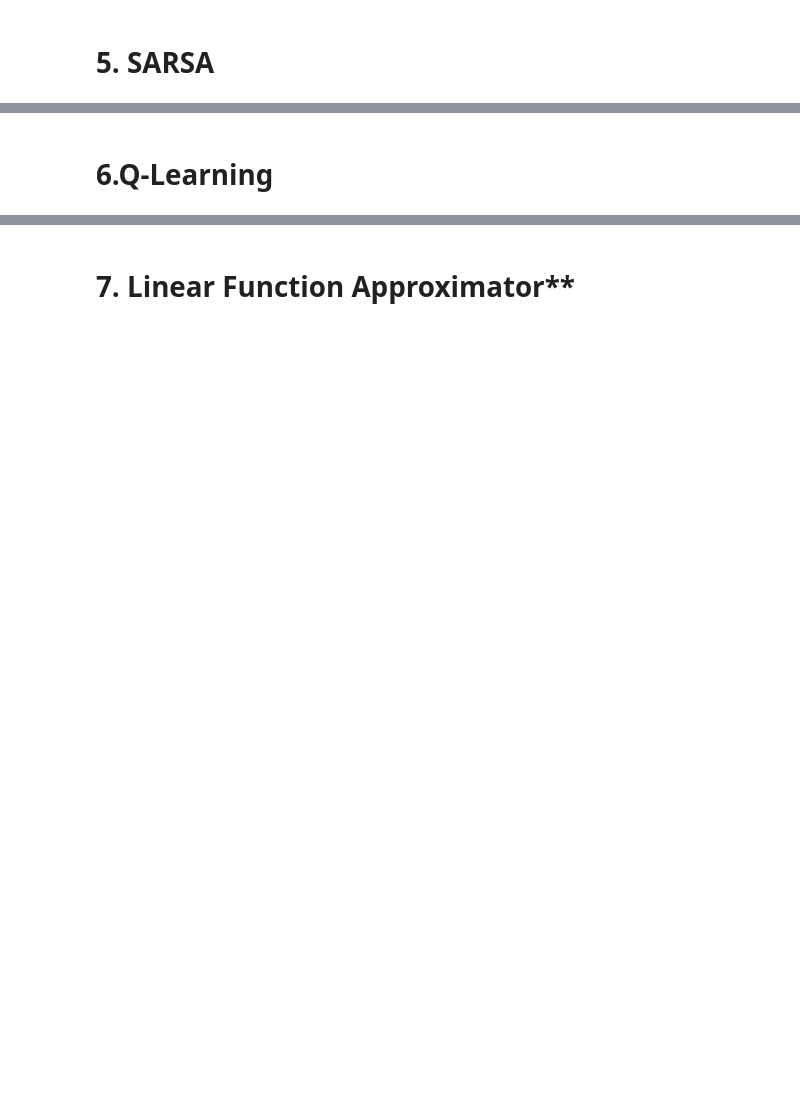
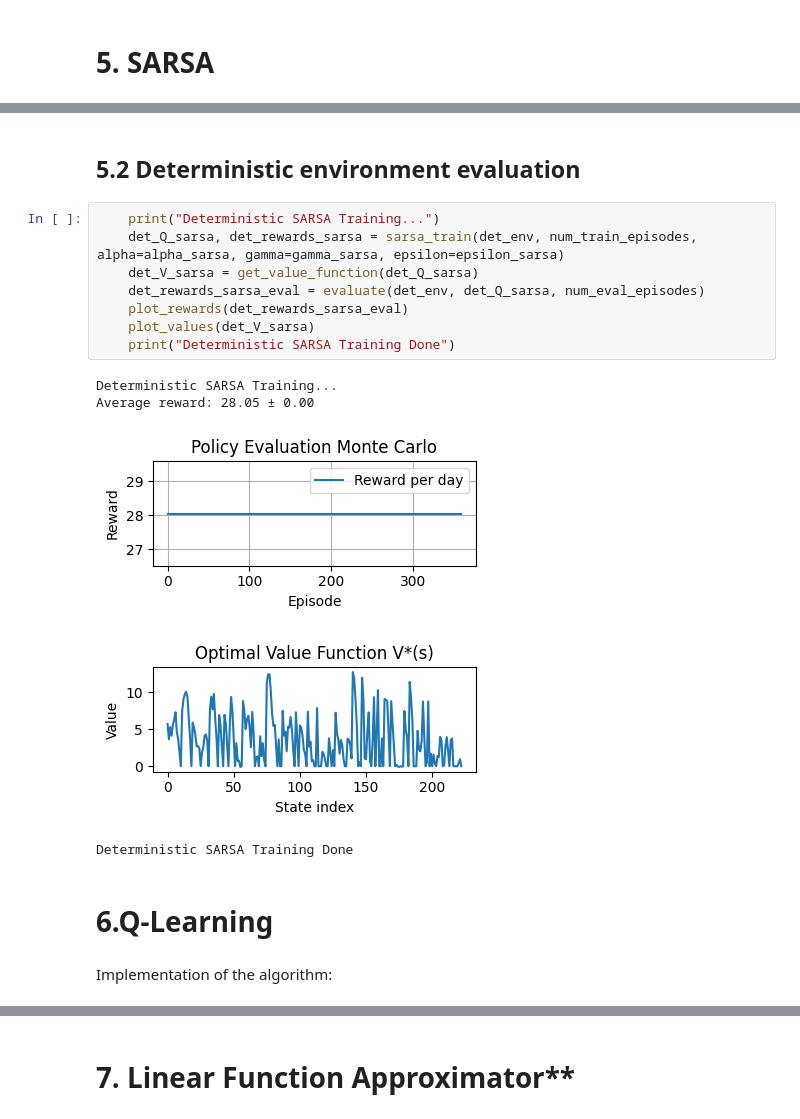
Before and after one commit to renatavillegas/ReinforcedLearning, a Jupyter notebook: Project1.ipynb, the cells around one changed output, grey strips where cells are left out. Cells and saved outputs as stored; diff of their text form; blank space fills up the shorter version.

```diff
--- a/Project1.ipynb
+++ b/Project1.ipynb
@@ -557,2 +697,20 @@ print("Average return:", total_rewards / 100)
+# %% [markdown]
+## 5.2 Deterministic environment evaluation
+# %%
+    print("Deterministic SARSA Training...")
+    det_Q_sarsa, det_rewards_sarsa = sarsa_train(det_env, num_train_episodes, alpha=alpha_sarsa, gamma=gamma_sarsa, epsilon=epsilon_sarsa)
+    det_V_sarsa = get_value_function(det_Q_sarsa)
+    det_rewards_sarsa_eval = evaluate(det_env, det_Q_sarsa, num_eval_episodes)
+    plot_rewards(det_rewards_sarsa_eval)
+    plot_values(det_V_sarsa)
+    print("Deterministic SARSA Training Done")
+# %% [output]
+Deterministic SARSA Training...
+Average reward: 28.05 ± 0.00
+[figure, added]
+[figure, added]
+Deterministic SARSA Training Done
 # %% [markdown]
 # 6.Q-Learning
+# %% [markdown]
+Implementation of the algorithm:
```
Also changed, not shown: parts of 19 cells of this notebook, 1 other file.
